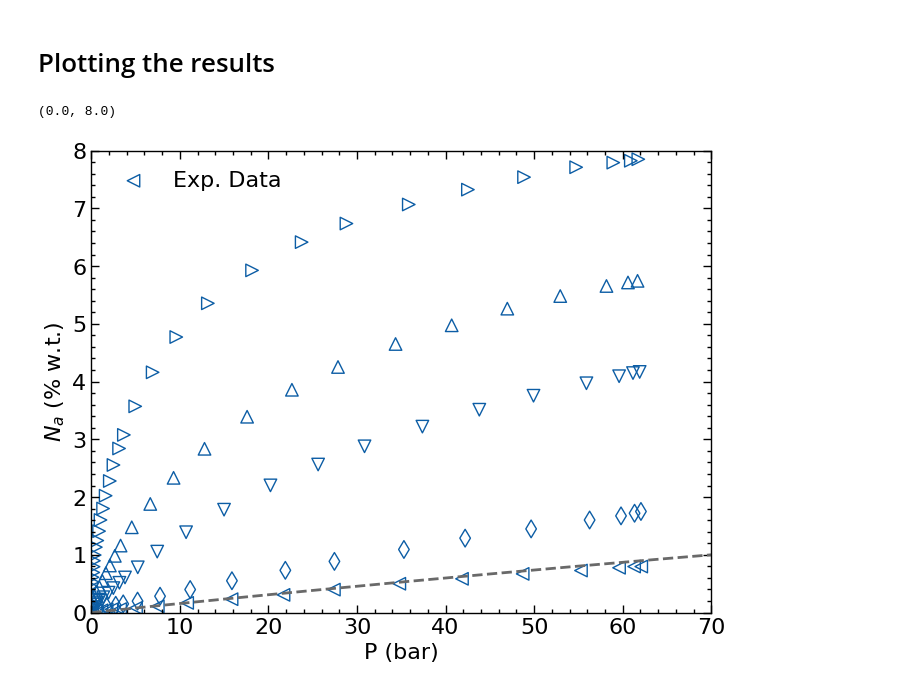
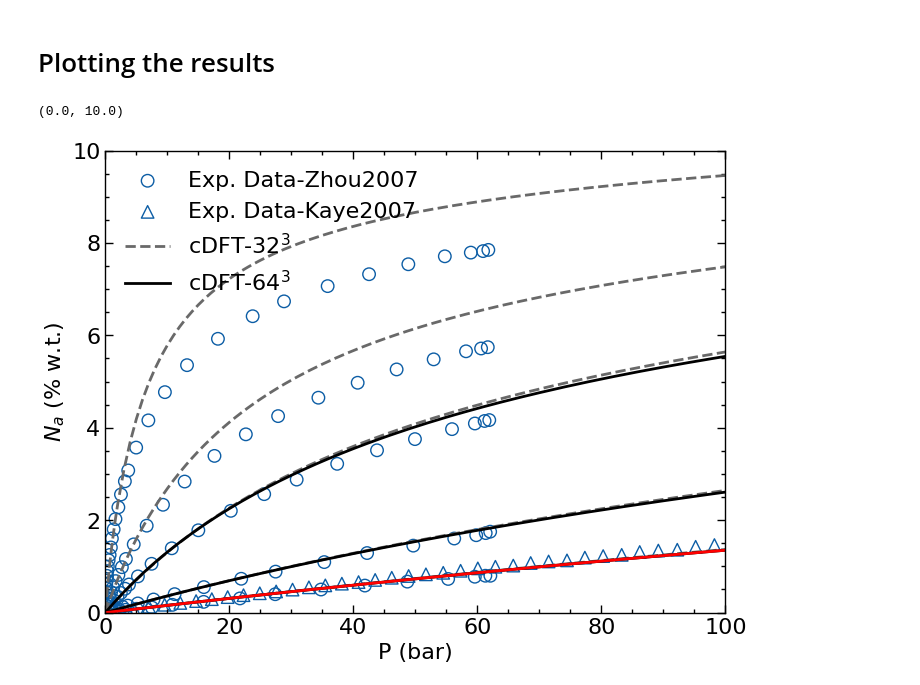
Before and after one commit to elvissoares/PyDFTlj, a Jupyter notebook: examples/Example5-Adsorption3D_H2_on_MOFs.ipynb, the cells around one changed output. Saved outputs shown, nothing was run; the diff lists cells and outputs as text; code cells hidden in the pictures.

```diff
--- a/examples/Example5-Adsorption3D_H2_on_MOFs.ipynb
+++ b/examples/Example5-Adsorption3D_H2_on_MOFs.ipynb
@@ -236,5 +274,4 @@ Midealarray = mff*Nidealarray
 # %%
-Nexcarray = Nadsarray - Nbulkarray
 Mexcarray = Nexcarray*mff
 # %%
 df = pd.DataFrame()
@@ -282,49 +319,54 @@ plt.ylim(0,30)
 df.to_csv('dft-results-'+structure_name+'-'+fluid_molecule+'-'+fluid_forcefield+'-'+forcefield_name+'-T='+str(kT)+'K-N='+str(Ngrid)+'-ljmethod='+str(DFT.ljmethod)+'.dat', index=False,sep='\t')
 # %%
 # dft200K_data = pd.read_csv('dft-results-'+structure_name+'-'+fluid_molecule+'-TraPPE-DREIDING-T=200.0K-N=64-ljmethod=MMFA.dat',sep='\t')
-# dft240K_data = pd.read_csv('dft-results-'+structure_name+'-'+fluid_molecule+'-TraPPE-DREIDING-T=240.0K-N=64-ljmethod=MMFA.dat',sep='\t')
-# dft270K_data = pd.read_csv('dft-results-'+structure_name+'-'+fluid_molecule+'-TraPPE-DREIDING-T=270.0K-N=64-ljmethod=MMFA.dat',sep='\t')
-# dft300K_data = pd.read_csv('dft-results-'+structure_name+'-'+fluid_molecule+'-TraPPE-DREIDING-T=300.0K-N=64-ljmethod=MMFA.dat',sep='\t')
+dft125K_data = pd.read_csv('dft-results-'+structure_name+'-'+fluid_molecule+'-Buch-DREIDING-T=125.0K-N=64-ljmethod=MMFA.dat',sep='\t')
+dft200K_data = pd.read_csv('dft-results-'+structure_name+'-'+fluid_molecule+'-Buch-DREIDING-T=200.0K-N=64-ljmethod=MMFA.dat',sep='\t')
+dft300K_data = pd.read_csv('dft-results-'+structure_name+'-'+fluid_molecule+'-Buch-DREIDING-T=300.0K-N=64-ljmethod=MMFA.dat',sep='\t')
 
-
-# dft200K_data32 = pd.read_csv('dft-results-'+structure_name+'-'+fluid_molecule+'-TraPPE-DREIDING-T=200.0K-N=32-ljmethod=MMFA.dat',sep='\t')
-# dft240K_data32 = pd.read_csv('dft-results-'+structure_name+'-'+fluid_molecule+'-TraPPE-DREIDING-T=240.0K-N=32-ljmethod=MMFA.dat',sep='\t')
-# dft270K_data32 = pd.read_csv('dft-results-'+structure_name+'-'+fluid_molecule+'-TraPPE-DREIDING-T=270.0K-N=32-ljmethod=MMFA.dat',sep='\t')
+dft77K_data32 = pd.read_csv('dft-results-'+structure_name+'-'+fluid_molecule+'-Buch-DREIDING-T=77.0K-N=32-ljmethod=MMFA.dat',sep='\t')
+dft100K_data32 = pd.read_csv('dft-results-'+structure_name+'-'+fluid_molecule+'-Buch-DREIDING-T=100.0K-N=32-ljmethod=MMFA.dat',sep='\t')
+dft125K_data32 = pd.read_csv('dft-results-'+structure_name+'-'+fluid_molecule+'-Buch-DREIDING-T=125.0K-N=32-ljmethod=MMFA.dat',sep='\t')
+dft200K_data32 = pd.read_csv('dft-results-'+structure_name+'-'+fluid_molecule+'-Buch-DREIDING-T=200.0K-N=32-ljmethod=MMFA.dat',sep='\t')
 dft300K_data32 = pd.read_csv('dft-results-'+structure_name+'-'+fluid_molecule+'-Buch-DREIDING-T=300.0K-N=32-ljmethod=MMFA.dat',sep='\t')
 # %% [markdown]
 # Plotting the results
 # %%
-exp_data = pd.read_excel('data/experimental/H2andCH4-MOFandZIF-isotherm-Zhou2007.xls',sheet_name='H2-MOF5')
+exp_data = pd.read_excel('data/experimental/H2andCH4-MOFandZIF-isotherm-Zhou2007.xls',sheet_name='H2-MOF5-Absolute')
+exp_data_exc = pd.read_excel('data/experimental/H2andCH4-MOFandZIF-isotherm-Zhou2007.xls',sheet_name='H2-MOF5-Excess')
+exp_data2p5 = pd.read_excel('data/experimental/H2-MOF-isotherm-Kaye2007.xls',sheet_name='IRMOF-1')
 # %%
 plt.rcParams["lines.markersize"] = 9
 
-plt.scatter(exp_data['P(bar)-300K'],exp_data['Na(%wt)-300K'],marker='<',edgecolors='C0',facecolors='none',label='Exp. Data')
-plt.scatter(exp_data['P(bar)-200K'],exp_data['Na(%wt)-200K'],marker='d',edgecolors='C0',facecolors='none')
-plt.scatter(exp_data['P(bar)-125K'],exp_data['Na(%wt)-125K'],marker='v',edgecolors='C0',facecolors='none')
-plt.scatter(exp_data['P(bar)-100K'],exp_data['Na(%wt)-100K'],marker='^',edgecolors='C0',facecolors='none')
-plt.scatter(exp_data['P(bar)-77K'],exp_data['Na(%wt)-77K'],marker='>',edgecolors='C0',facecolors='none')
+plt.scatter(exp_data['P(bar)-300K'],exp_data['Na(%wt)-300K'],marker='o',edgecolors='C0',facecolors='none',label='Exp. Data-Zhou2007')
+plt.scatter(exp_data['P(bar)-200K'],exp_data['Na(%wt)-200K'],marker='o',edgecolors='C0',facecolors='none')
+plt.scatter(exp_data['P(bar)-125K'],exp_data['Na(%wt)-125K'],marker='o',edgecolors='C0',facecolors='none')
+plt.scatter(exp_data['P(bar)-100K'],exp_data['Na(%wt)-100K'],marker='o',edgecolors='C0',facecolors='none')
+plt.scatter(exp_data['P(bar)-77K'],exp_data['Na(%wt)-77K'],marker='o',edgecolors='C0',facecolors='none')
 
-# plt.plot(dft240K_data32['Pressure (bar)'],dft240K_data32['Absolute adsorption (%w.t.)'],'--',color='dimgrey',label='cDFT-32$^3$')
-# plt.plot(dft270K_data32['Pressure (bar)'],dft270K_data32['Absolute adsorption (%w.t.)'],'--',color='dimgrey')
-plt.plot(dft300K_data32['Pressure (bar)'],dft300K_data32['Absolute adsorption (%w.t.)'],'--',color='dimgrey')
-# plt.plot(dft200K_data32['Pressure (bar)'],dft200K_data32['Absolute adsorption (%w.t.)'],'--',color='dimgrey')
+plt.scatter(exp_data2p5['P (bar)'],exp_data2p5['Total H2 adsorbed (wt %)'],marker='^',edgecolors='C0',facecolors='none',label='Exp. Data-Kaye2007')
 
-# plt.plot(dft240K_data['Pressure (bar)'],dft240K_data['Absolute adsorption (%w.t.)'],'-',color='k',label='cDFT-64$^3$')
-# plt.plot(dft270K_data['Pressure (bar)'],dft270K_data['Absolute adsorption (%w.t.)'],'-',color='k')
-# plt.plot(dft300K_data['Pressure (bar)'],dft300K_data['Absolute adsorption (%w.t.)'],'-',color='k')
-# plt.plot(dft200K_data['Pressure (bar)'],dft200K_data['Absolute adsorption (%w.t.)'],'-',color='k')
+plt.plot(dft77K_data32['Pressure (bar)'],dft77K_data32['Absolute adsorption (%w.t.)'],'--',color='dimgrey')
+plt.plot(dft100K_data32['Pressure (bar)'],dft100K_data32['Absolute adsorption (%w.t.)'],'--',color='dimgrey')
+plt.plot(dft125K_data32['Pressure (bar)'],dft125K_data32['Absolute adsorption (%w.t.)'],'--',color='dimgrey')
+plt.plot(dft200K_data32['Pressure (bar)'],dft200K_data32['Absolute adsorption (%w.t.)'],'--',color='dimgrey')
+plt.plot(dft300K_data32['Pressure (bar)'],dft300K_data32['Absolute adsorption (%w.t.)'],'--',color='dimgrey',label='cDFT-32$^3$')
 
-# plt.plot(df['Pressure (bar)'],df['Absolute adsorption (%w.t.)'],'-',color='red')
+# plt.plot(dft240K_data['Pressure (bar)'],dft240K_data['Absolute adsorption (%w.t.)'],'-',color='k')
+plt.plot(dft125K_data['Pressure (bar)'],dft125K_data['Absolute adsorption (%w.t.)'],'-',color='k')
+plt.plot(dft300K_data['Pressure (bar)'],dft300K_data['Absolute adsorption (%w.t.)'],'-',color='k',label='cDFT-64$^3$')
+plt.plot(dft200K_data['Pressure (bar)'],dft200K_data['Absolute adsorption (%w.t.)'],'-',color='k')
+
+plt.plot(df['Pressure (bar)'],df['Absolute adsorption (%w.t.)'],'-',color='red')
 
 plt.legend(loc='upper left')
 plt.xlabel('P (bar)')
 plt.ylabel('$N_a$ (% w.t.)')
-plt.xlim(0,70)
-plt.ylim(0,8)
-# plt.ylim(0,20)
+plt.xlim(0,100)
+# plt.ylim(0,2)
+plt.ylim(0,10)
 # %% [output]
-(0.0, 8.0)
+(0.0, 10.0)
-[figure, old version]
+[figure, new version]
 # %%
 plt.rcParams["lines.markersize"] = 9
 
```
Also changed, not shown: parts of 30 cells of this notebook, 10 other files.
